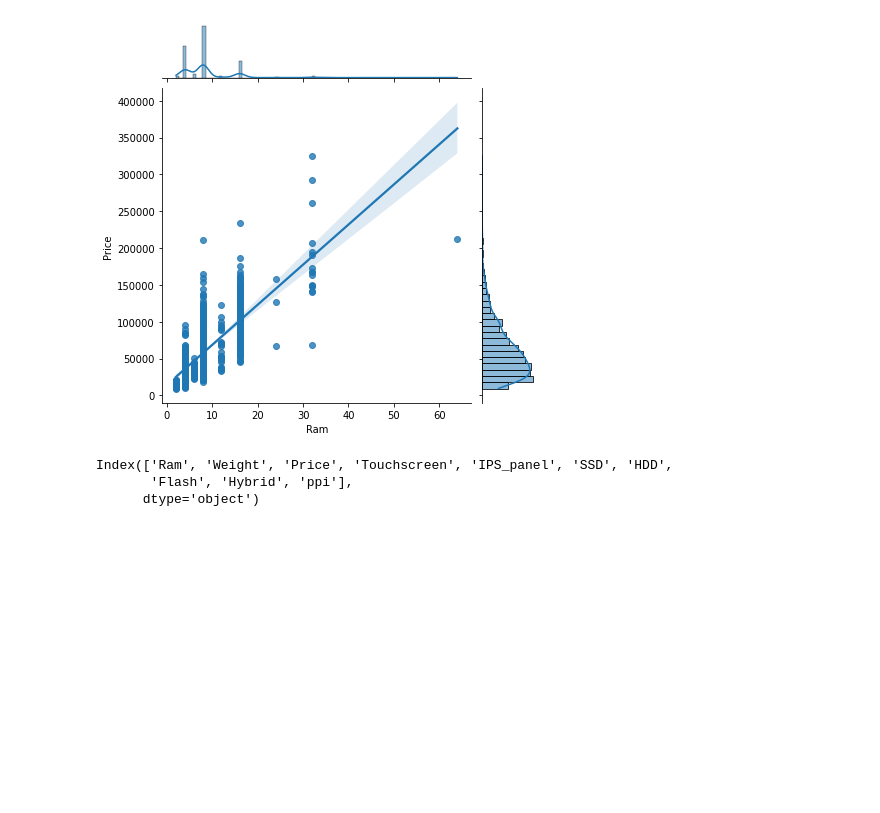
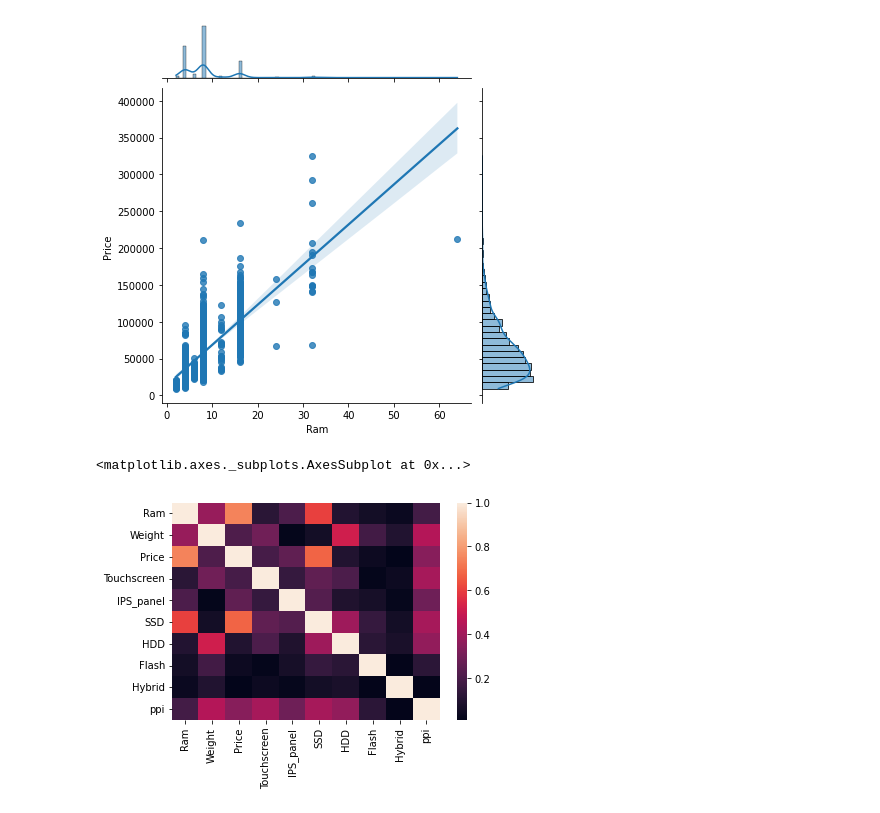
Before and after one commit to Pronoy2324/Laptop_price_predictor, a Jupyter notebook: rlaptop_price.ipynb, the cells around one changed output. Drawn from its saved outputs; the diff is of its cells as text; code cells hidden in the pictures; blank space fills up the shorter version.

```diff
--- a/rlaptop_price.ipynb
+++ b/rlaptop_price.ipynb
@@ -263,9 +263,8 @@ sns.jointplot(x = data["Ram"],y = data["Price"],data=data,kind='reg')
 <seaborn.axisgrid.JointGrid at 0x...>
 [figure]
 [figure]
-# %%
-data.corr().columns
-# %% [output]
-Index(['Ram', 'Weight', 'Price', 'Touchscreen', 'IPS_panel', 'SSD', 'HDD',
-       'Flash', 'Hybrid', 'ppi'],
-      dtype='object')
+# %%
+sns.heatmap(abs(data.corr()))
+# %% [output]
+<matplotlib.axes._subplots.AxesSubplot at 0x...>
+[figure, added]
```
Also changed, not shown: parts of 25 cells of this notebook.
